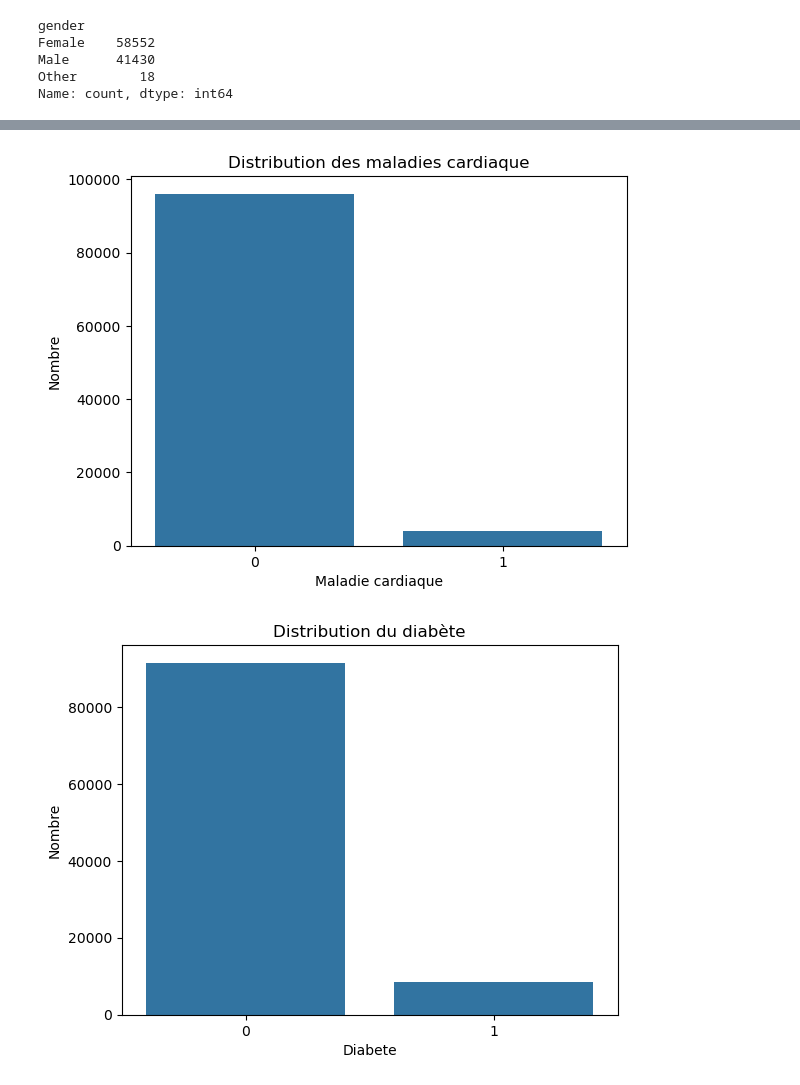
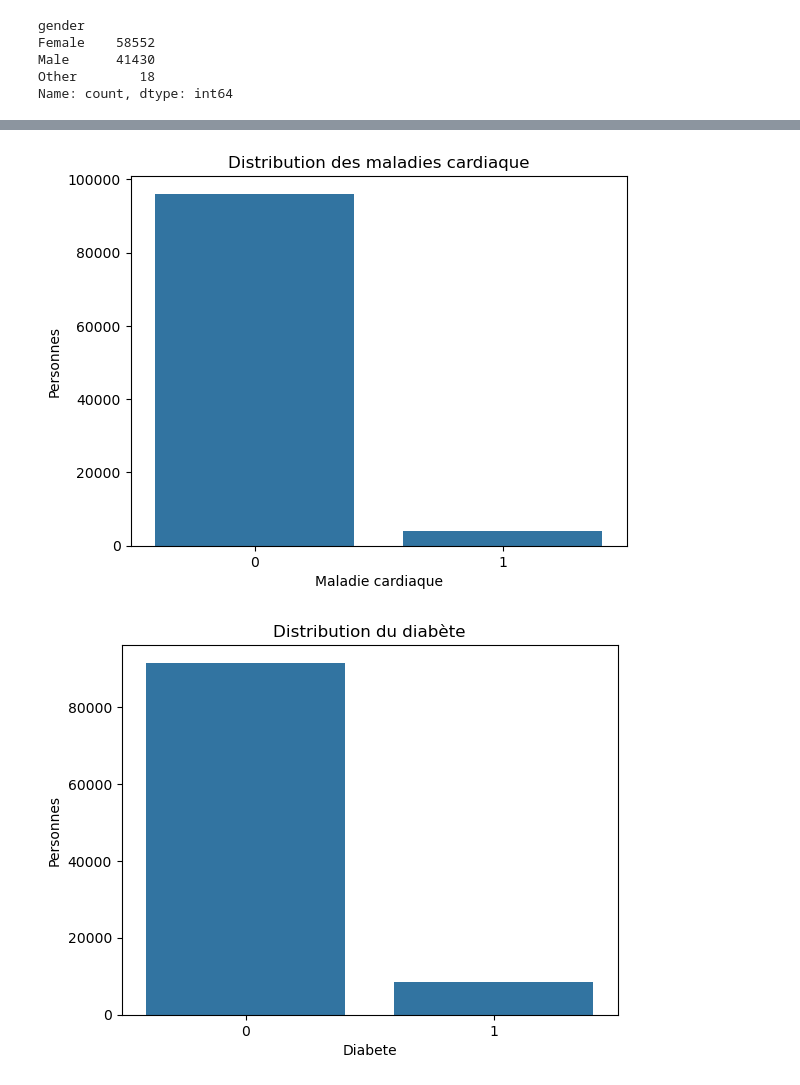
Before and after one commit to Ghiles-bia16/diabete_intelligent, a Jupyter notebook: EDA.ipynb, the cells around one changed output, grey strips where cells are left out. Cells and saved outputs as stored; diff of their text form; code cells hidden in the pictures.

```diff
--- a/EDA.ipynb
+++ b/EDA.ipynb
@@ -85,16 +85,16 @@ plt.show()
 # %%
 sns.countplot(x='heart_disease', data=df)
 plt.title("Distribution des maladies cardiaque")
 plt.xlabel('Maladie cardiaque')
-plt.ylabel('Nombre')
+plt.ylabel('Personnes')
 plt.show()
 # %% [output]
-[figure, old version]
+[figure, new version]
 # %%
 sns.countplot(x='diabetes', data=df)
 plt.title("Distribution du diabète")
-plt.xlabel('Diabete')
-plt.ylabel('Nombre')
+plt.xlabel('Diabète')
+plt.ylabel('Personnes')
 plt.show()
 # %% [output]
-[figure, old version]
+[figure, new version]
```
Also changed, not shown: parts of 10 cells of this notebook.
